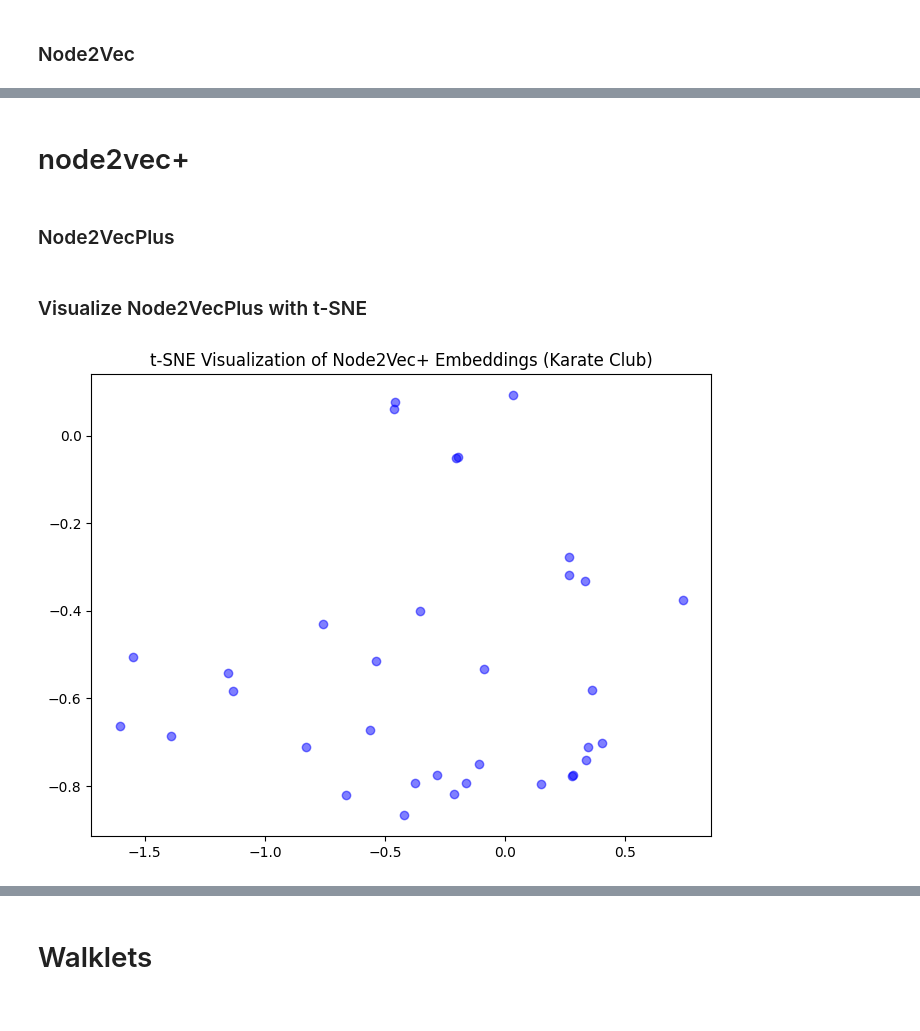
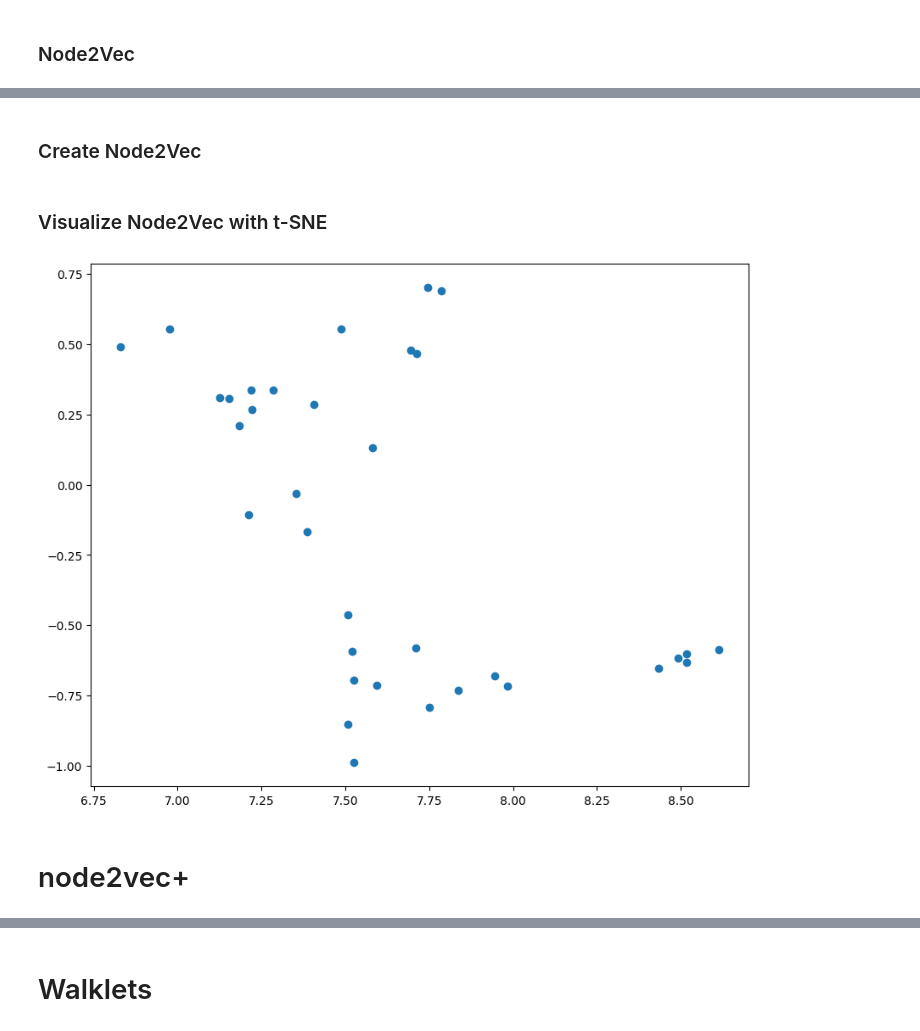
Before and after one commit to NSLab-CUK/Graph-Mining-Spring-2024, a Jupyter notebook: W11/Practice_11.ipynb, the cells around one changed output, grey strips where cells are left out. Cells and saved outputs as stored; diff of their text form; code cells hidden in the pictures.

```diff
--- a/W11/Practice_11.ipynb
+++ b/W11/Practice_11.ipynb
@@ -337,0 +285,7 @@ plt.show()
+# %%
+from importlib.metadata import version
+
+def is_dated_gensim_version():
+    return version("gensim") < '4.0.0'
+# %% [markdown]
+### Create Node2Vec
@@ -338,4 +491,31 @@ plt.show()
+# %% [markdown]
+### Visualize Node2Vec with t-SNE
+# %%
+import networkx as nx
+import matplotlib.pyplot as plt
+from sklearn.manifold import TSNE
+
+# Load the Karate Club graph
+G = nx.karate_club_graph()
+
+# Initialize Node2Vec
+node2vec = Node2Vec(G, dimensions=64, walk_length=30, num_walks=200, workers=4)
+
+# Fit the model to the data
+model = node2vec.fit(window=10, min_count=1, batch_words=4)
+
+# Get the embedding of each node
+node_embeddings = model.wv.vectors
+
+# Use t-SNE to reduce the dimensionality of the embeddings to 2D
+tsne = TSNE(n_components=2)
+node_embeddings_2d = tsne.fit_transform(node_embeddings)
+
+# Visualize the embeddings
+plt.figure(figsize=(10, 8))
+plt.scatter(node_embeddings_2d[:, 0], node_embeddings_2d[:, 1])
+plt.show()
+# %% [output]
+[figure, added]
 # %% [markdown]
 # node2vec+
-# %% [markdown]
-### Node2VecPlus
@@ -404,31 +521,0 @@ class Node2VecPlus:
-# %% [markdown]
-### Visualize Node2VecPlus with t-SNE
-# %%
-# Load Karate Club dataset
-G = nx.karate_club_graph()
-
-# Initialize Node2Vec+
-node2vec_plus = Node2VecPlus(G)
-
-# Generate walks
-walks = node2vec_plus.generate_walks()
-
-# Learn embeddings
-node2vec_plus.learn_embeddings(walks)
-
-# Extract node embeddings
-embeddings = np.array([node2vec_plus.embeddings[node] for node in sorted(G.nodes())])
-
-# Visualize embeddings using t-SNE
-tsne = TSNE(n_components=2, random_state=42)
-X_embedded = tsne.fit_transform(embeddings)
-
-# Plot the embeddings
-import matplotlib.pyplot as plt
-plt.figure(figsize=(8, 6))
-for i in range(len(X_embedded)):
-    plt.scatter(X_embedded[i, 0], X_embedded[i, 1], c='b', label='Node', alpha=0.5)
-plt.title('t-SNE Visualization of Node2Vec+ Embeddings (Karate Club)')
-plt.show()
-# %% [output]
-[figure, removed]
```
Also changed, not shown: parts of 22 cells of this notebook.
